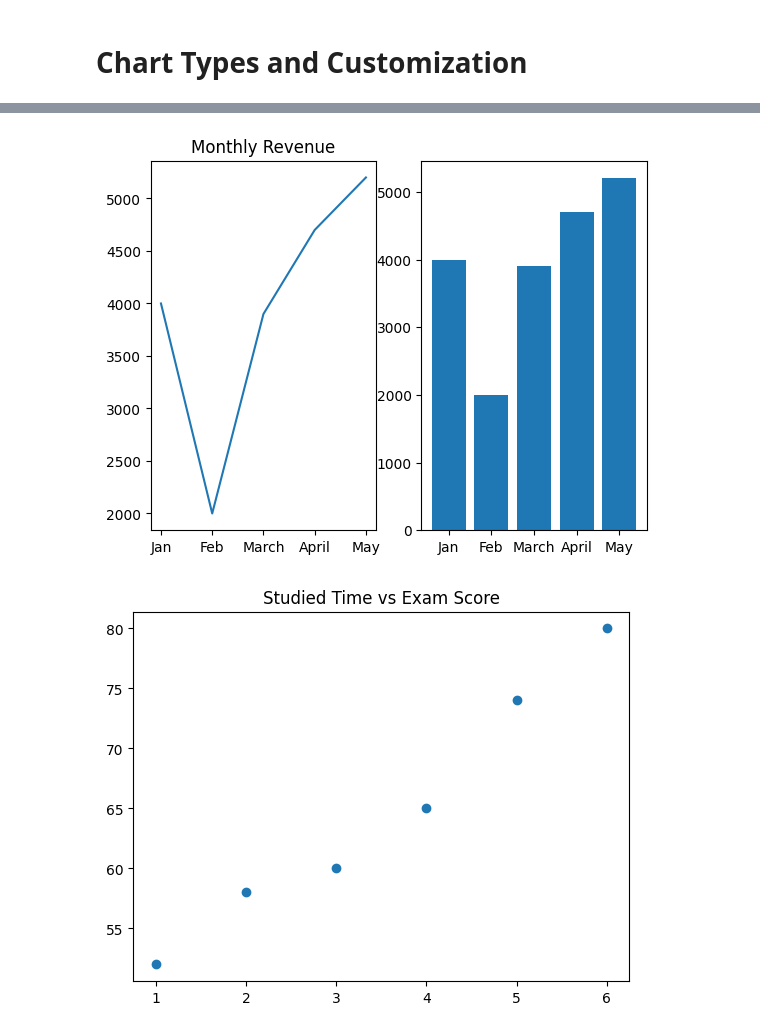
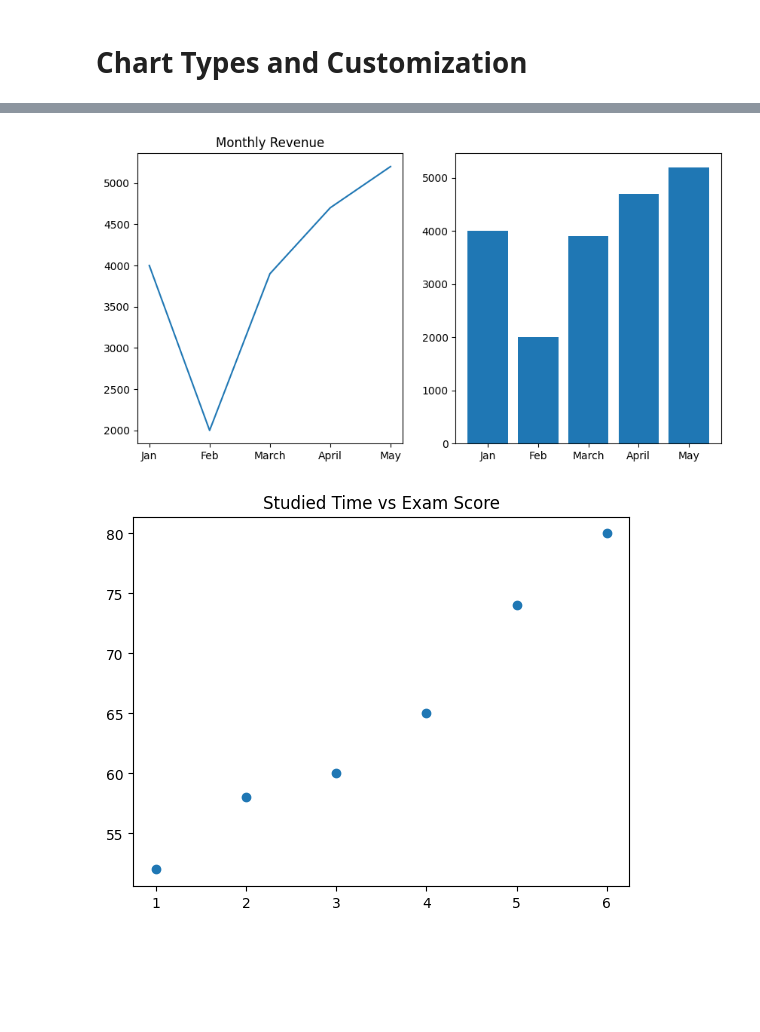
Before and after one commit to BigChungus931/Python-Data-Analyses, a Jupyter notebook: Matplot/Topic 2 Chart Types and Customization.ipynb, the cells around one changed output, grey strips where cells are left out. Drawn from its saved outputs; the diff is of its cells as text; code cells hidden in the pictures; blank space fills up the shorter version.

```diff
--- a/Matplot/Topic 2 Chart Types and Customization.ipynb
+++ b/Matplot/Topic 2 Chart Types and Customization.ipynb
@@ -7,21 +7,21 @@ import matplotlib.pyplot as plt
 # %%
 months = ["Jan", "Feb", "March", "April", "May"]
 
 revenue = [4000, 2000, 3900, 4700, 5200]
 
-fig, (ax, ax1) = plt.subplots(1, 2)
+fig, (ax, ax1) = plt.subplots(1, 2, figsize=(10, 5))
 
 ax.plot(months, revenue)
 
 ax.set_title("Monthly Revenue")
 
 ax1.bar(months, revenue)
 
 ax.set_title("Monthly Revenue")
 
 plt.show()
 # %% [output]
-[figure, old version]
+[figure, new version]
 # %%
 hours_studied = [1, 2, 3, 4, 5, 6]
 
```
Also changed, not shown: 2 other files.
